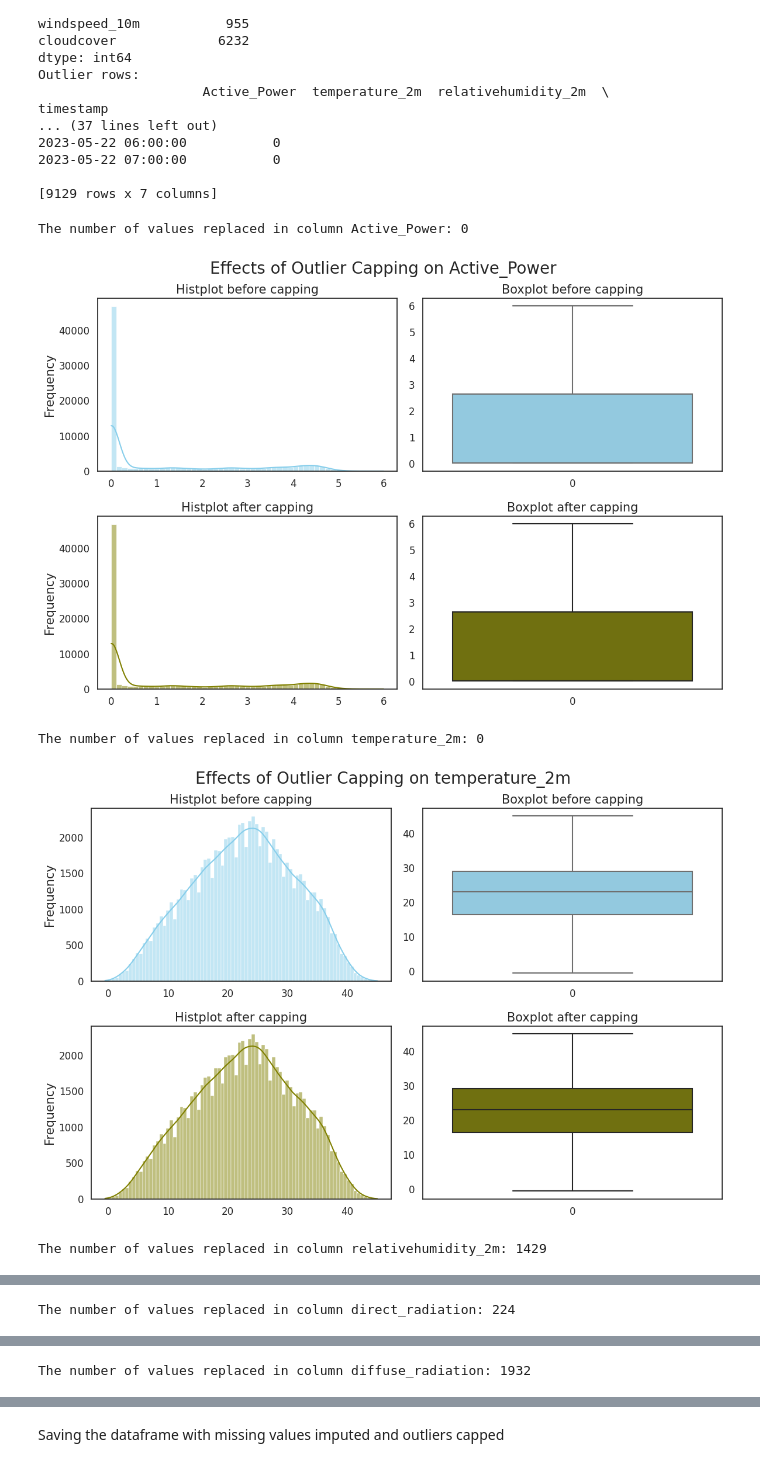
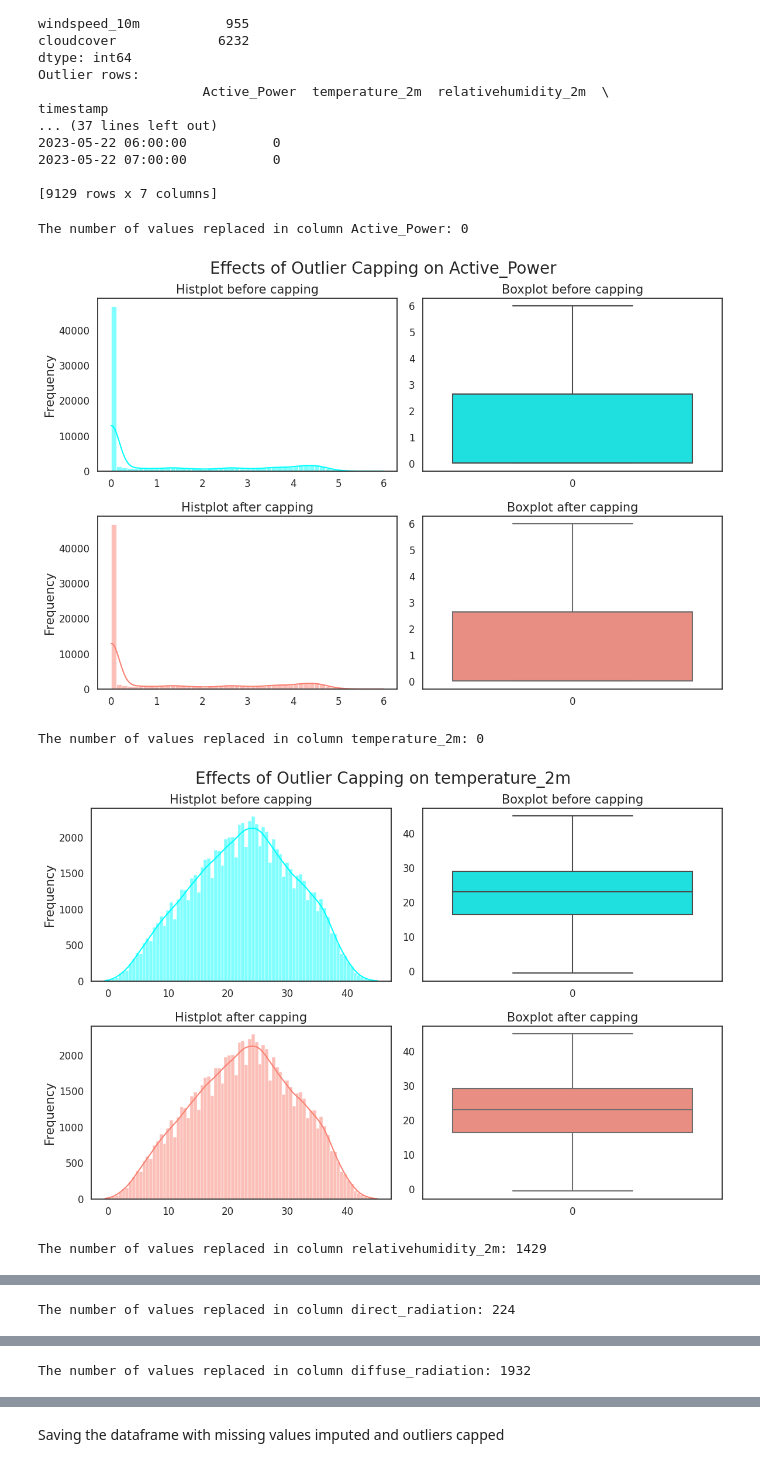
Before and after one commit to sangeetha345/SolarIQ, a Jupyter notebook: EDA.ipynb, the cells around one changed output, grey strips where cells are left out. Cells and saved outputs as stored; diff of their text form; code cells hidden in the pictures.

```diff
--- a/EDA.ipynb
+++ b/EDA.ipynb
@@ -305,45 +305,45 @@ def cap_outliers(df):
         plt.suptitle('Effects of Outlier Capping on ' + str(col), fontsize=20)
 
         plt.subplot(2,2,1)
-        sns.histplot(df[col], color="skyblue", kde=True).set(xlabel=None)
+        sns.histplot(df[col], color="cyan", kde=True).set(xlabel=None)
         plt.title('Histplot before capping', fontsize=15)
         #plt.xlabel(str(col), fontsize=15)
         plt.ylabel('Frequency', fontsize=15)
 
 
         plt.subplot(2,2,2)
-        sns.boxplot(df[col], color="skyblue")
+        sns.boxplot(df[col], color="cyan")
         plt.title('Boxplot before capping', fontsize=15)
         #plt.xlabel(str(col), fontsize=15)
 
 
         plt.subplot(2,2,3)
-        sns.histplot(new_df_cap[col], color="olive", kde=True).set(xlabel=None)
+        sns.histplot(new_df_cap[col], color="salmon", kde=True).set(xlabel=None)
         plt.title('Histplot after capping', fontsize=15)
         #plt.xlabel(str(col), fontsize=15)
         plt.ylabel('Frequency', fontsize=15)
 
 
         plt.subplot(2,2,4)
-        sns.boxplot(new_df_cap[col], color="olive")
+        sns.boxplot(new_df_cap[col], color="salmon")
         plt.title('Boxplot after capping', fontsize=15)
         #plt.xlabel(str(col), fontsize=15)
 
 
         plt.tight_layout()
         plt.subplots_adjust(top=0.90)
         plt.show()
 
 
 
 
 
     return new_df_cap
 
 transformed_df = cap_outliers(imputed_data_df)
 # %% [output]
 The number of values replaced in column Active_Power: 0
-[figure, old version]
+[figure, new version]
 The number of values replaced in column temperature_2m: 0
-[figure, old version]
+[figure, new version]
 The number of values replaced in column relativehumidity_2m: 1429
```
Also changed, not shown: parts of 18 cells of this notebook.
